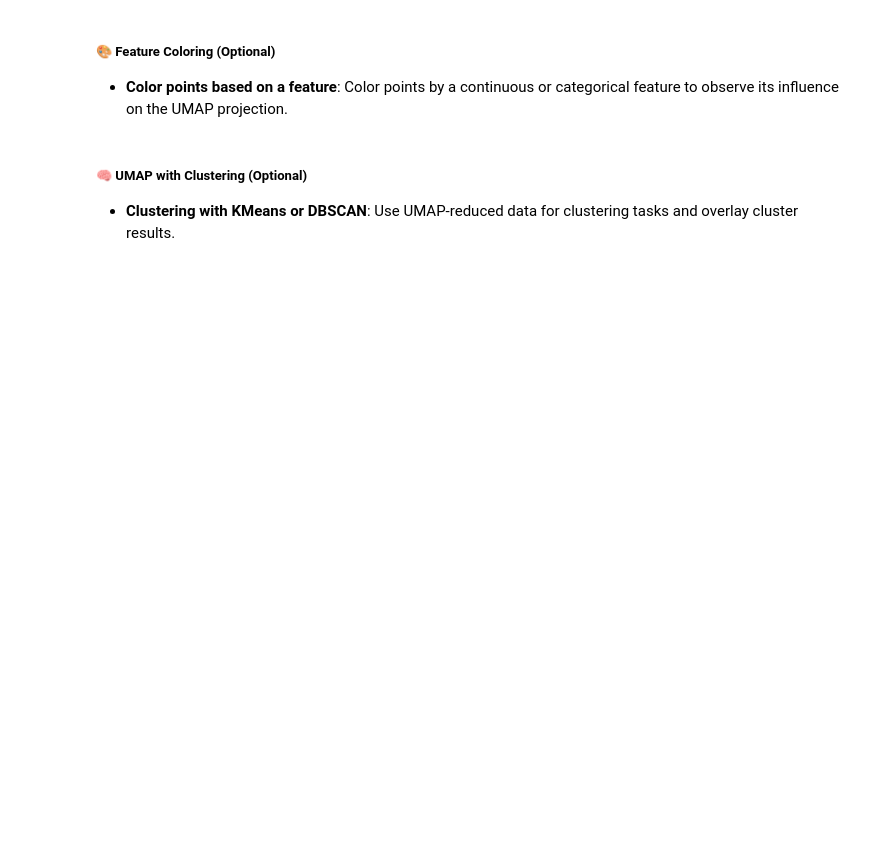
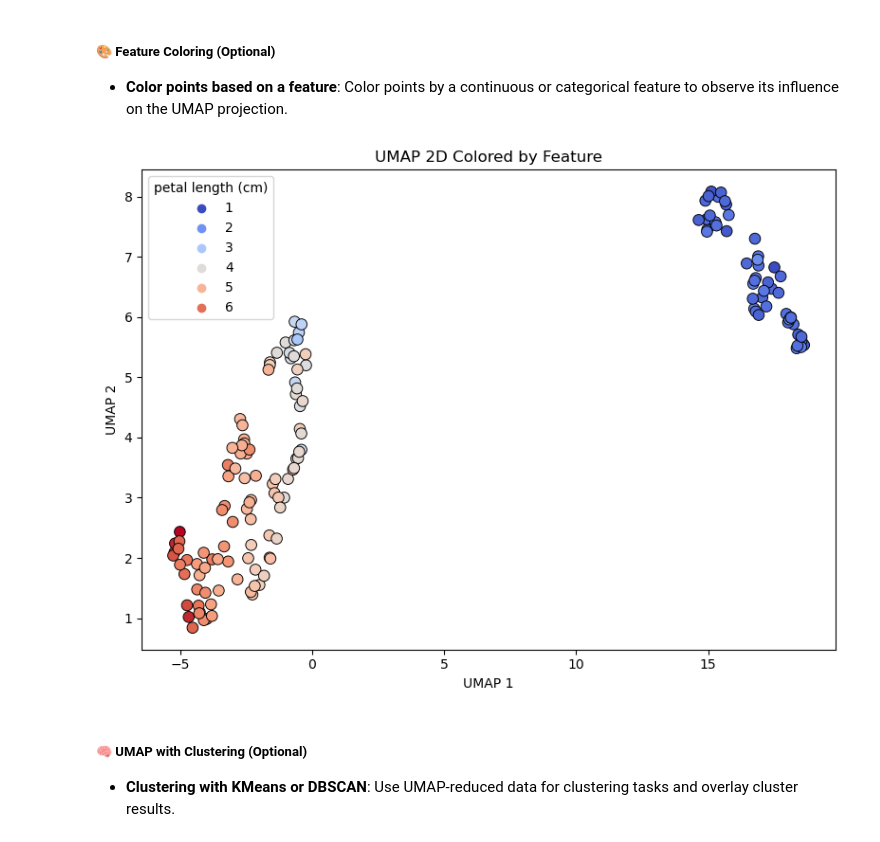
Before and after one commit to ashrithssreddy/ml-toolkit, a Jupyter notebook: Unsupervised_Learning/dimensionality_reduction_v2.ipynb, the cells around one changed output. Saved outputs shown, nothing was run; the diff lists cells and outputs as text; code cells hidden in the pictures; blank space fills up the shorter version.

```diff
--- a/Unsupervised_Learning/dimensionality_reduction_v2.ipynb
+++ b/Unsupervised_Learning/dimensionality_reduction_v2.ipynb
@@ -1324,6 +1435,21 @@ UMAP (Uniform Manifold Approximation and Projection) is a non-linear dimensional
 # %% [markdown]
 ##### 🎨 Feature Coloring (Optional)
 - **Color points based on a feature**: Color points by a continuous or categorical feature to observe its influence on the UMAP projection.
+# %%
+# Example: color by petal length
+feature_col = X.iloc[:, 2]  # Iris petal length
+umap_2d["feature"] = feature_col
+
+plt.figure(figsize=(8, 6))
+sns.scatterplot(data=umap_2d, x="UMAP_1", y="UMAP_2", hue="feature", palette="coolwarm", s=70, edgecolor="k")
+plt.title("UMAP 2D Colored by Feature")
+plt.xlabel("UMAP 1")
+plt.ylabel("UMAP 2")
+plt.legend(title=iris.feature_names[2])
+plt.tight_layout()
+plt.show()
+# %% [output]
+[figure, added]
 # %% [markdown]
 ##### 🧠 UMAP with Clustering (Optional)
 - **Clustering with KMeans or DBSCAN**: Use UMAP-reduced data for clustering tasks and overlay cluster results.
```
Also changed, not shown: parts of 17 cells of this notebook.
